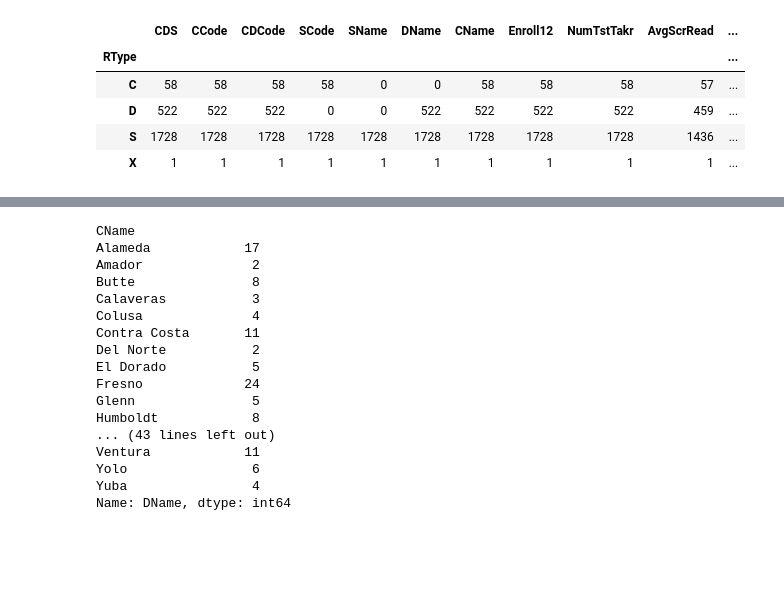
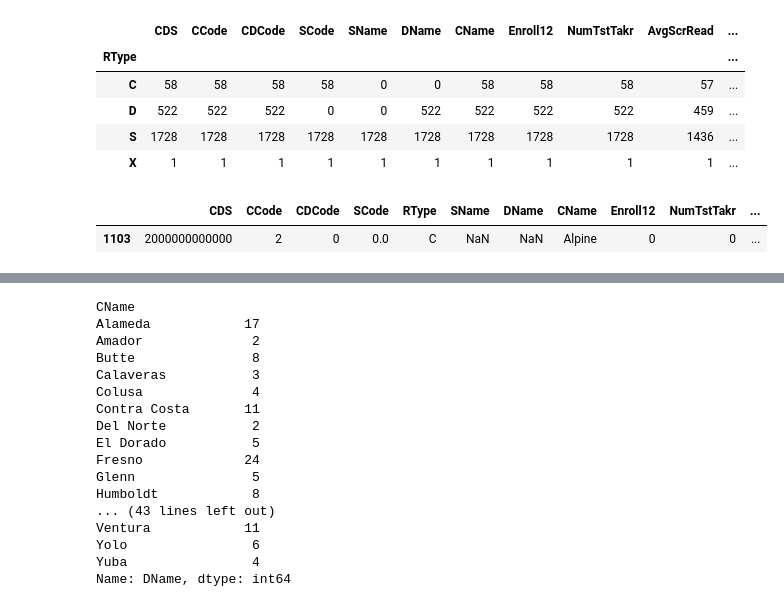
Before and after one commit to griffinbran/Equitable-Education-Affects-on-College-Entrance-Exam-Performance, a Jupyter notebook: Code/Notebook-01-Data-Import-and-Cleaning.ipynb, the cells around one changed output, grey strips where cells are left out. Saved outputs shown, nothing was run; the diff lists cells and outputs as text; code cells hidden in the pictures; blank space fills up the shorter version.

```diff
--- a/Code/Notebook-01-Data-Import-and-Cleaning.ipynb
+++ b/Code/Notebook-01-Data-Import-and-Cleaning.ipynb
@@ -109,0 +81,5 @@ actdf.groupby('RType').count()
+# %%
+county[county['NumTstTakr']==0]
+# %% [output]
+|  | CDS | CCode | CDCode | SCode | RType | SName | DName | CName | Enroll12 | NumTstTakr | ... |
+| 1103 | 2000000000000 | 2 | 0 | 0.0 | C | NaN | NaN | Alpine | 0 | 0 | ... |
```
Also changed, not shown: parts of 10 cells of this notebook.
